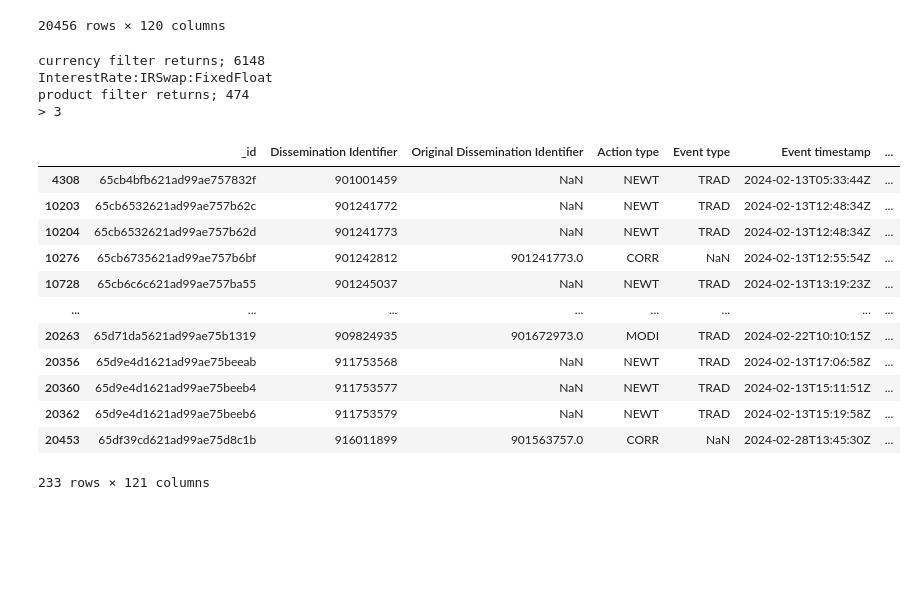
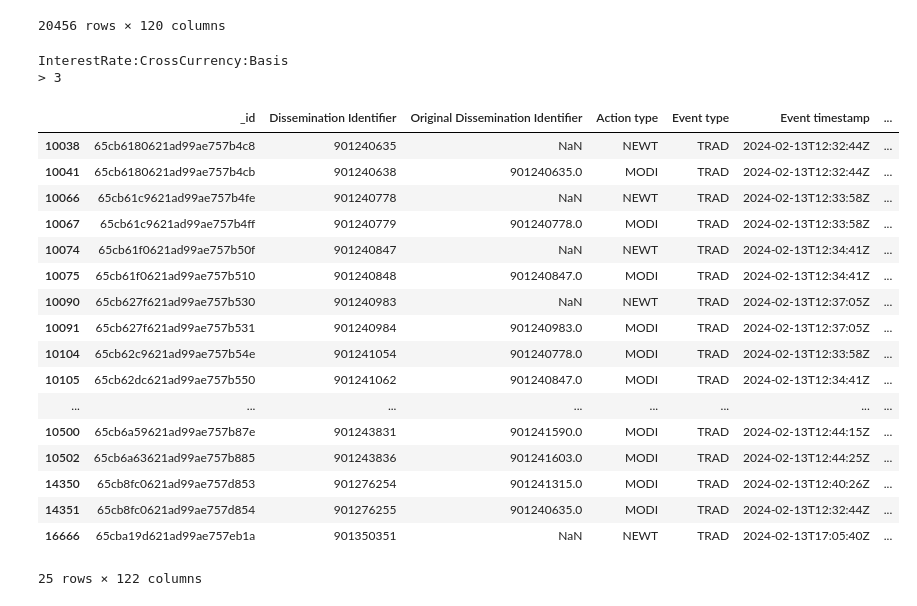
Before and after one commit to Mehedi24434/sdrpy, a Jupyter notebook: test.ipynb, the cells around one changed output. Drawn from its saved outputs; the diff is of its cells as text; code cells hidden in the pictures; blank space fills up the shorter version.

Commit message:
date_range completed

```diff
--- a/test.ipynb
+++ b/test.ipynb
@@ -19,23 +19,26 @@ df
 20456 rows × 120 columns
 # %%
 from sdrpy.filters.filter_functions import get_trades
-df1 = get_trades(df, product="irswap", product_type="FixedFloat", currencies=["USD"])  # For multiple currencies
+df1 =  get_trades (df, product="xccy", product_type="Basis", currencies="CAD", maturity="m>3", date_range="-3w")
 df1
 # %% [output]
-currency filter returns; 6148
-InterestRate:IRSwap:FixedFloat
-product filter returns; 474
+InterestRate:CrossCurrency:Basis
 > 3
 |  | _id | Dissemination Identifier | Original Dissemination Identifier | Action type | Event type | Event timestamp | ... |
-| 4308 | 65cb4bfb621ad99ae757832f | 901001459 | NaN | NEWT | TRAD | 2024-02-13T05:33:44Z | ... |
-| 10203 | 65cb6532621ad99ae757b62c | 901241772 | NaN | NEWT | TRAD | 2024-02-13T12:48:34Z | ... |
-| 10204 | 65cb6532621ad99ae757b62d | 901241773 | NaN | NEWT | TRAD | 2024-02-13T12:48:34Z | ... |
-| 10276 | 65cb6735621ad99ae757b6bf | 901242812 | 901241773.0 | CORR | NaN | 2024-02-13T12:55:54Z | ... |
-| 10728 | 65cb6c6c621ad99ae757ba55 | 901245037 | NaN | NEWT | TRAD | 2024-02-13T13:19:23Z | ... |
+| 10038 | 65cb6180621ad99ae757b4c8 | 901240635 | NaN | NEWT | TRAD | 2024-02-13T12:32:44Z | ... |
+| 10041 | 65cb6180621ad99ae757b4cb | 901240638 | 901240635.0 | MODI | TRAD | 2024-02-13T12:32:44Z | ... |
+| 10066 | 65cb61c9621ad99ae757b4fe | 901240778 | NaN | NEWT | TRAD | 2024-02-13T12:33:58Z | ... |
+| 10067 | 65cb61c9621ad99ae757b4ff | 901240779 | 901240778.0 | MODI | TRAD | 2024-02-13T12:33:58Z | ... |
+| 10074 | 65cb61f0621ad99ae757b50f | 901240847 | NaN | NEWT | TRAD | 2024-02-13T12:34:41Z | ... |
+| 10075 | 65cb61f0621ad99ae757b510 | 901240848 | 901240847.0 | MODI | TRAD | 2024-02-13T12:34:41Z | ... |
+| 10090 | 65cb627f621ad99ae757b530 | 901240983 | NaN | NEWT | TRAD | 2024-02-13T12:37:05Z | ... |
+| 10091 | 65cb627f621ad99ae757b531 | 901240984 | 901240983.0 | MODI | TRAD | 2024-02-13T12:37:05Z | ... |
+| 10104 | 65cb62c9621ad99ae757b54e | 901241054 | 901240778.0 | MODI | TRAD | 2024-02-13T12:33:58Z | ... |
+| 10105 | 65cb62dc621ad99ae757b550 | 901241062 | 901240847.0 | MODI | TRAD | 2024-02-13T12:34:41Z | ... |
 | ... | ... | ... | ... | ... | ... | ... | ... |
-| 20263 | 65d71da5621ad99ae75b1319 | 909824935 | 901672973.0 | MODI | TRAD | 2024-02-22T10:10:15Z | ... |
-| 20356 | 65d9e4d1621ad99ae75beeab | 911753568 | NaN | NEWT | TRAD | 2024-02-13T17:06:58Z | ... |
-| 20360 | 65d9e4d1621ad99ae75beeb4 | 911753577 | NaN | NEWT | TRAD | 2024-02-13T15:11:51Z | ... |
-| 20362 | 65d9e4d1621ad99ae75beeb6 | 911753579 | NaN | NEWT | TRAD | 2024-02-13T15:19:58Z | ... |
-| 20453 | 65df39cd621ad99ae75d8c1b | 916011899 | 901563757.0 | CORR | NaN | 2024-02-28T13:45:30Z | ... |
+| 10500 | 65cb6a59621ad99ae757b87e | 901243831 | 901241590.0 | MODI | TRAD | 2024-02-13T12:44:15Z | ... |
+| 10502 | 65cb6a63621ad99ae757b885 | 901243836 | 901241603.0 | MODI | TRAD | 2024-02-13T12:44:25Z | ... |
+| 14350 | 65cb8fc0621ad99ae757d853 | 901276254 | 901241315.0 | MODI | TRAD | 2024-02-13T12:40:26Z | ... |
+| 14351 | 65cb8fc0621ad99ae757d854 | 901276255 | 901240635.0 | MODI | TRAD | 2024-02-13T12:32:44Z | ... |
+| 16666 | 65cba19d621ad99ae757eb1a | 901350351 | NaN | NEWT | TRAD | 2024-02-13T17:05:40Z | ... |
-233 rows × 121 columns
+25 rows × 122 columns
```
Also changed, not shown: parts of 7 cells of this notebook, 2 other files.
